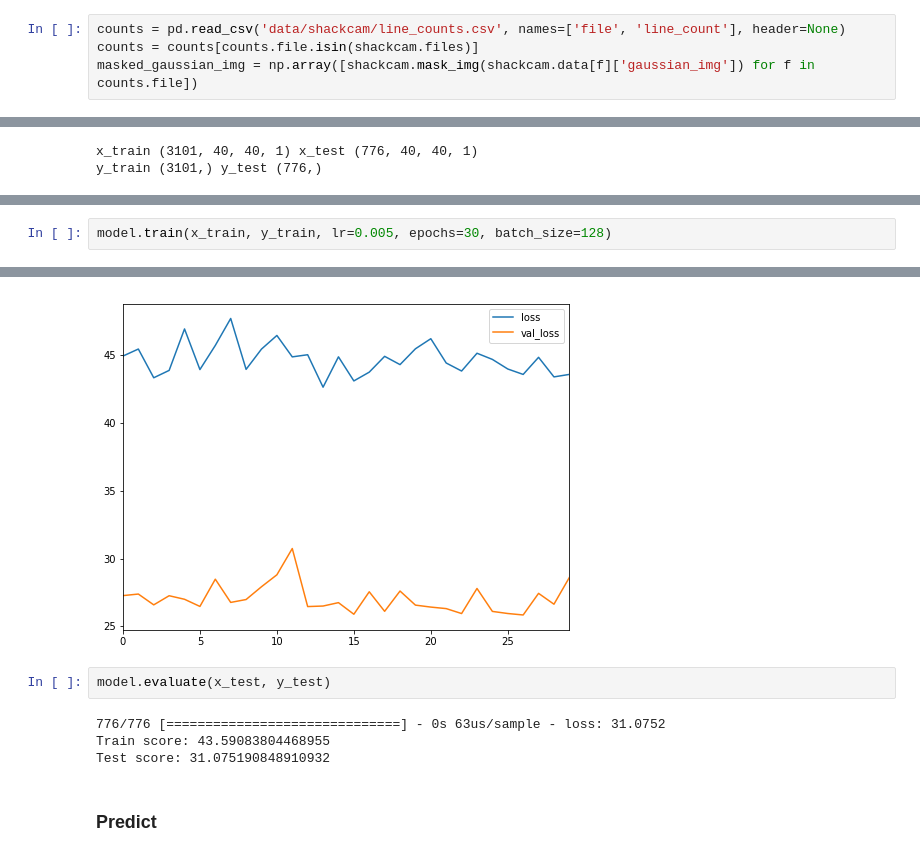
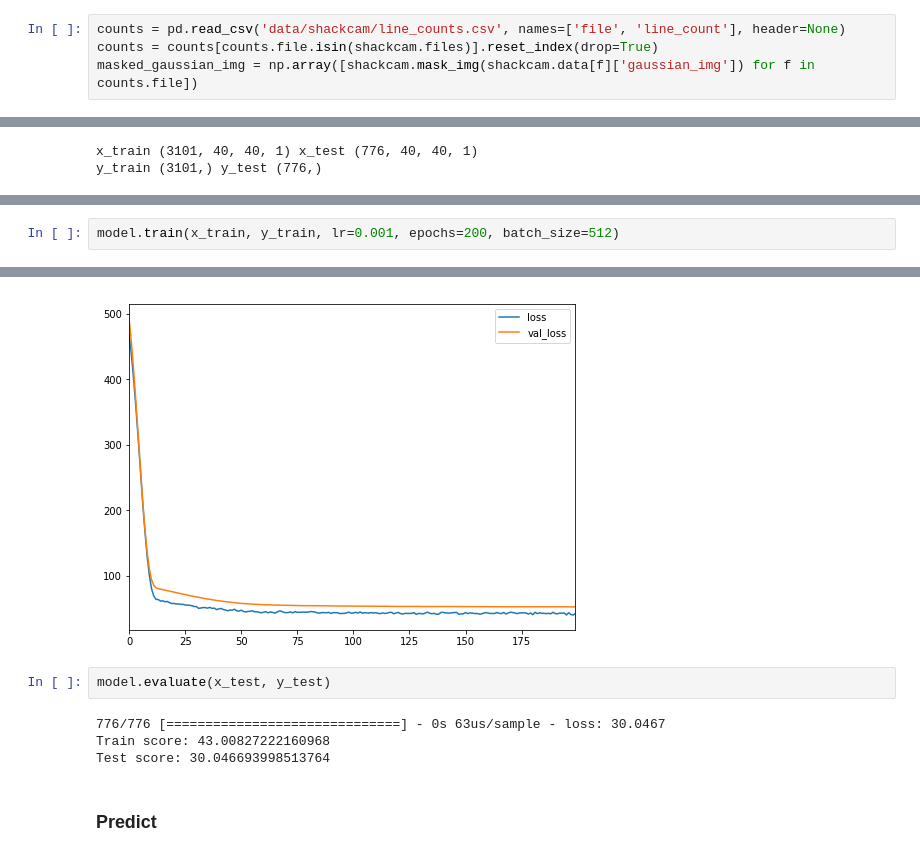
Before and after one commit to philkim72/DeepShack, a Jupyter notebook: train/train.ipynb, the cells around one changed output, grey strips where cells are left out. Drawn from its saved outputs; the diff is of its cells as text.

```diff
--- a/train/train.ipynb
+++ b/train/train.ipynb
@@ -177,7 +177,7 @@ Test score: 0.0016889252481482847
 ### Read line counts, align order as shackcam annotations, remove files without counts
 # %%
 counts = pd.read_csv('data/shackcam/line_counts.csv', names=['file', 'line_count'], header=None)
-counts = counts[counts.file.isin(shackcam.files)]
+counts = counts[counts.file.isin(shackcam.files)].reset_index(drop=True)
 masked_gaussian_img = np.array([shackcam.mask_img(shackcam.data[f]['gaussian_img']) for f in counts.file])
 # %%
 x_train, x_test, y_train, y_test = train_test_split(masked_gaussian_img, counts.line_count.values,
@@ -215,5 +209,5 @@ Trainable params: 205,825
 Non-trainable params: 0
 _________________________________________________________________
 # %%
-model.train(x_train, y_train, lr=0.005, epochs=30, batch_size=128)
+model.train(x_train, y_train, lr=0.001, epochs=200, batch_size=512)
 # %% [output]
@@ -237,10 +231,10 @@ Epoch 30/30
-[figure, old version]
+[figure, new version]
 # %%
 model.evaluate(x_test, y_test)
 # %% [output]
-776/776 [==============================] - 0s 63us/sample - loss: 31.0752
-Train score: 43.59083804468955
-Test score: 31.075190848910932
+776/776 [==============================] - 0s 63us/sample - loss: 30.0467
+Train score: 43.00827222160968
+Test score: 30.046693998513764
 # %% [markdown]
 ### Predict
 # %%
```
Also changed, not shown: parts of 9 cells of this notebook, 1 other file.
